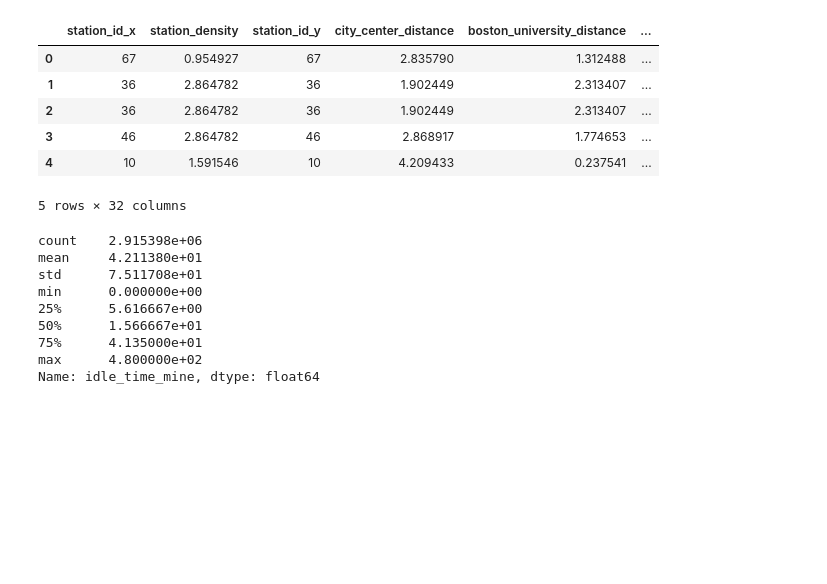
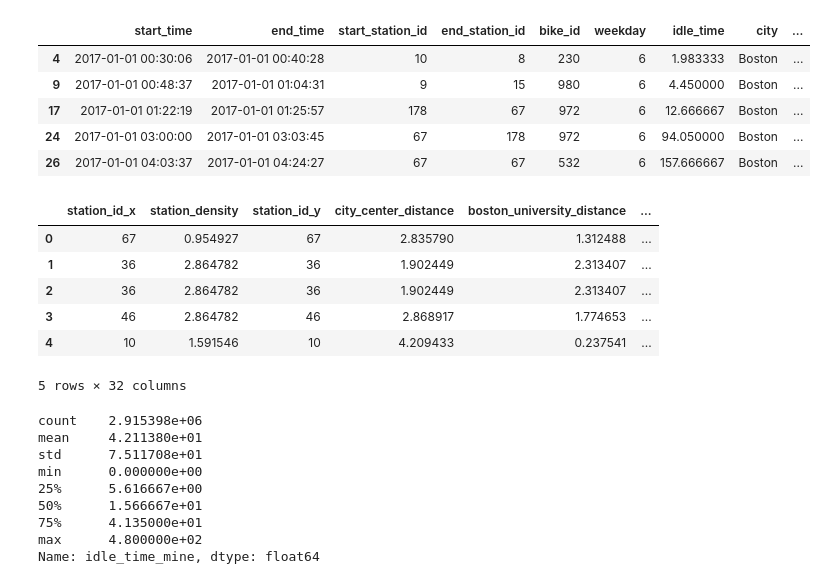
Before and after one commit to Oxford012/DDT, a Jupyter notebook: Florian/idle_time_prediction.ipynb, the cells around one changed output. Saved outputs shown, nothing was run; the diff lists cells and outputs as text; code cells hidden in the pictures; blank space fills up the shorter version.

```diff
--- a/Florian/idle_time_prediction.ipynb
+++ b/Florian/idle_time_prediction.ipynb
@@ -23,8 +23,8 @@ from sklearn.preprocessing import LabelEncoder
 from sklearn.ensemble import RandomForestClassifier, RandomForestRegressor
 import pickle
 # %%
-weather = getCleanWeather(r'C:\Users\STH_0\Desktop\Data\Boston')
-bluebikes_idle_time = pd.read_csv(r"\Users\STH_0\Desktop\Data\bluebikes_station_location_feature.csv")
+weather = getCleanWeather("/Users/florianlichius/Downloads/Boston")
+bluebikes_idle_time = pd.read_csv("/Users/florianlichius/Downloads/bluebikes_idle_time_v4.csv")
 bluebikes_idle_time['idle_time'] = pd.to_timedelta(bluebikes_idle_time['idle_time'])
 bluebikes_idle_time['idle_time'] = bluebikes_idle_time['idle_time'].dt.total_seconds()
 bluebikes_idle_time['idle_time'] = bluebikes_idle_time['idle_time'] / 60
@@ -33,6 +33,23 @@ weather['timestamp'] = pd.to_datetime(weather['timestamp'])
 merged_df = pd.merge_asof(bluebikes_idle_time.sort_values('start_time'), weather.sort_values('timestamp'),
                           left_on='start_time', right_on='timestamp',
                           direction='nearest')
+# %%
+test_df = merged_df[(merged_df['idle_time'] > 0) & (merged_df['idle_time'] < 1440)].copy()
+test_df['trips_per_day'] = test_df.groupby(test_df['start_time'].dt.date)['idle_time'].transform('count')
+test_df['trips_per_week'] = test_df.groupby(test_df['start_time'].dt.week)['idle_time'].transform('count')
+test_df['trips_per_station_per_day'] = test_df.groupby(['start_station_id', test_df['start_time'].dt.date])[['idle_time']].transform('count')
+test_df['trip_ends_per_station_per_day'] = test_df.groupby(['end_station_id', test_df['start_time'].dt.date])[['idle_time']].transform('count')
+test_df['hour'] = test_df['start_time'].dt.hour
+test_df['year'] = test_df['start_time'].dt.year
+# %%
+test_df.head()
+# %% [output]
+|  | start_time | end_time | start_station_id | end_station_id | bike_id | weekday | idle_time | city | ... |
+| 4 | 2017-01-01 00:30:06 | 2017-01-01 00:40:28 | 10 | 8 | 230 | 6 | 1.983333 | Boston | ... |
+| 9 | 2017-01-01 00:48:37 | 2017-01-01 01:04:31 | 9 | 15 | 980 | 6 | 4.450000 | Boston | ... |
+| 17 | 2017-01-01 01:22:19 | 2017-01-01 01:25:57 | 178 | 67 | 972 | 6 | 12.666667 | Boston | ... |
+| 24 | 2017-01-01 03:00:00 | 2017-01-01 03:03:45 | 67 | 178 | 972 | 6 | 94.050000 | Boston | ... |
+| 26 | 2017-01-01 04:03:37 | 2017-01-01 04:24:27 | 67 | 67 | 532 | 6 | 157.666667 | Boston | ... |
 # %%
 merged_df['idle_time_mine'] = merged_df['idle_time_hours'] * 60
 # %%
```
Also changed, not shown: parts of 9 cells of this notebook.
